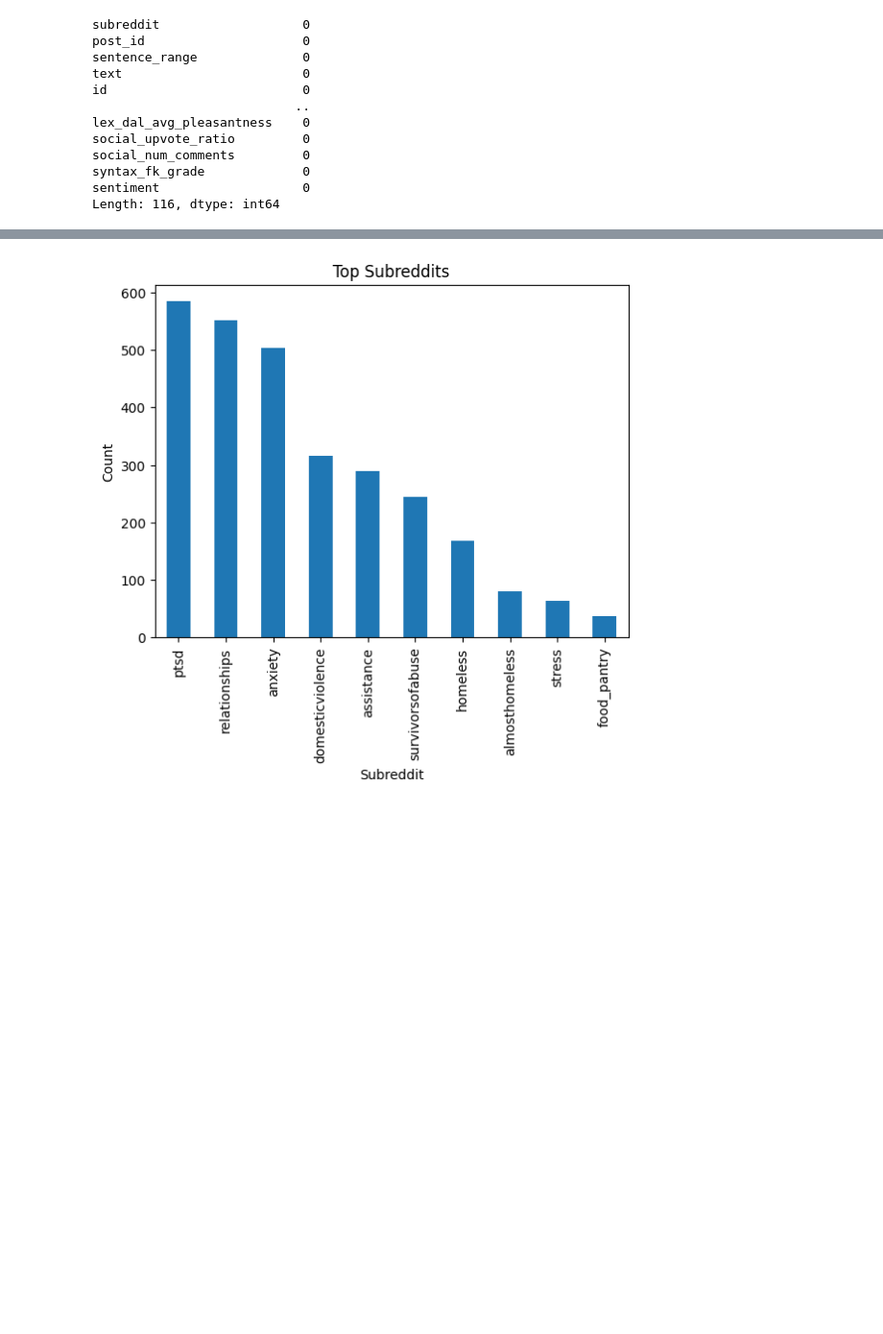
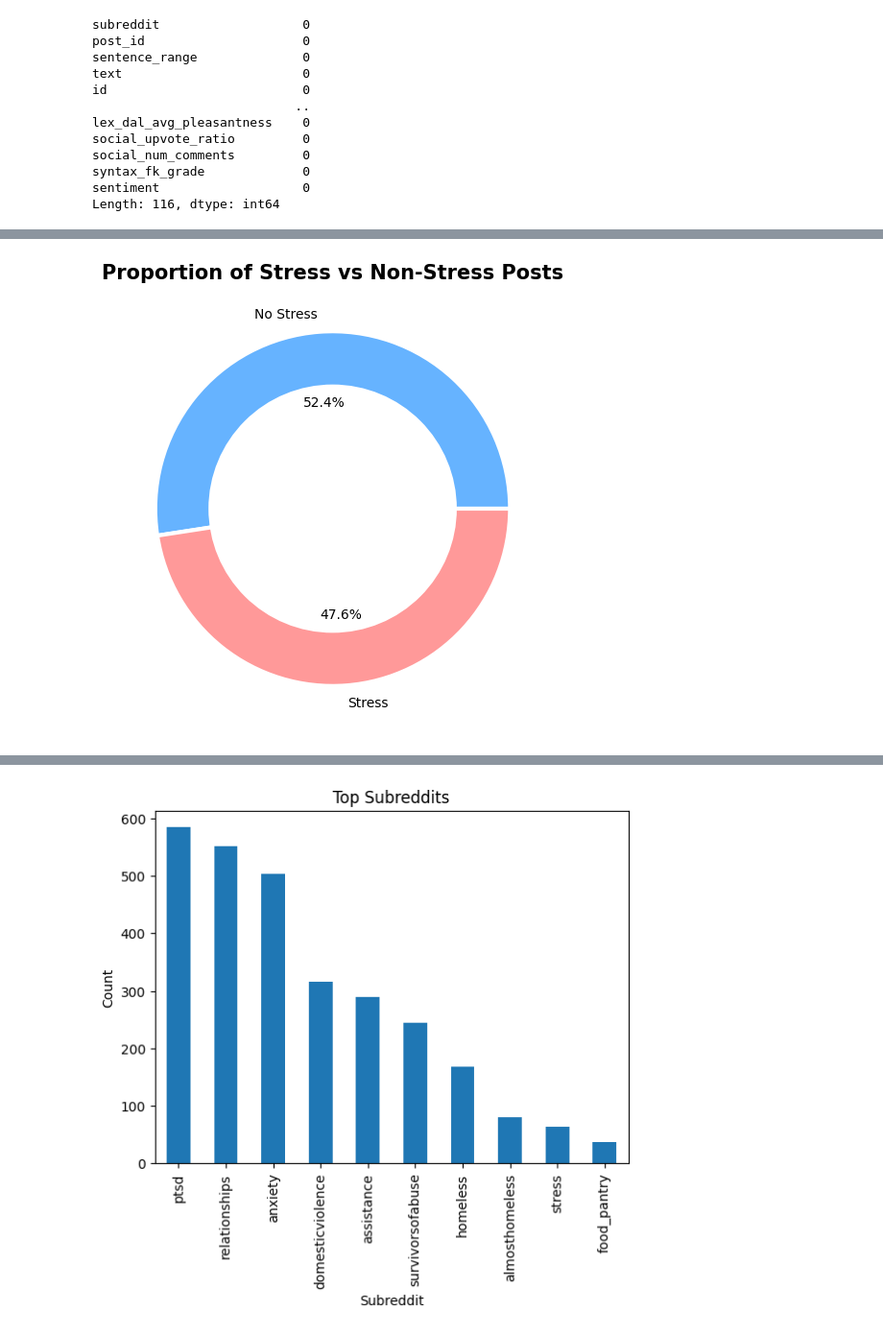
Before and after one commit to Ratn2005/stress-detection-analysis, a Jupyter notebook: Stress_Analysis (1).ipynb, the cells around one changed output, grey strips where cells are left out. Shown at 96% size. Cells and saved outputs as stored; diff of their text form; code cells hidden in the pictures; blank space fills up the shorter version.

```diff
--- a/Stress_Analysis (1).ipynb
+++ b/Stress_Analysis (1).ipynb
@@ -73,0 +64,25 @@ plt.show()
+# %%
+
+import matplotlib.pyplot as plt
+import seaborn as sns
+
+# labels for the pie chart (0 = No Stress, 1 = Stress)
+labels = ['No Stress', 'Stress']
+
+# counting how many 0s and 1s are there in the dataset(which gives the distribution of classes)
+sizes = df['label'].value_counts()
+colors = ['#66b3ff','#ff9999'] # Soft Blue&Red
+
+plt.figure(figsize=(8,6))
+plt.pie(sizes, labels=labels, autopct='%1.1f%%',# shows percentage values on the chart
+        colors=colors, wedgeprops={'edgecolor': 'white', 'linewidth': 3})
+
+#covert pie chart into this
+center_circle = plt.Circle((0,0), 0.70, fc='white')
+fig = plt.gcf()
+fig.gca().add_artist(center_circle)
+
+plt.title("Proportion of Stress vs Non-Stress Posts", fontsize=15, fontweight='bold')
+plt.show()
+# %% [output]
+[figure, added]
```
Also changed, not shown: parts of 17 cells of this notebook, 1 other file.
